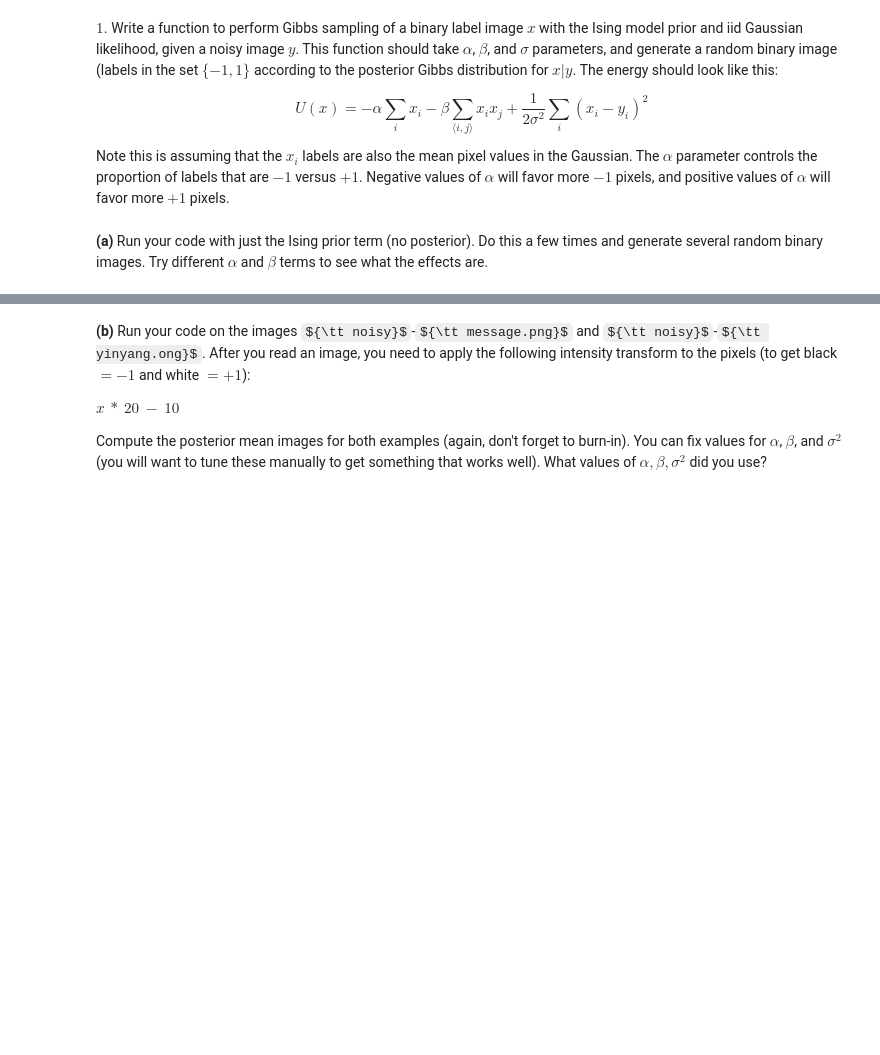
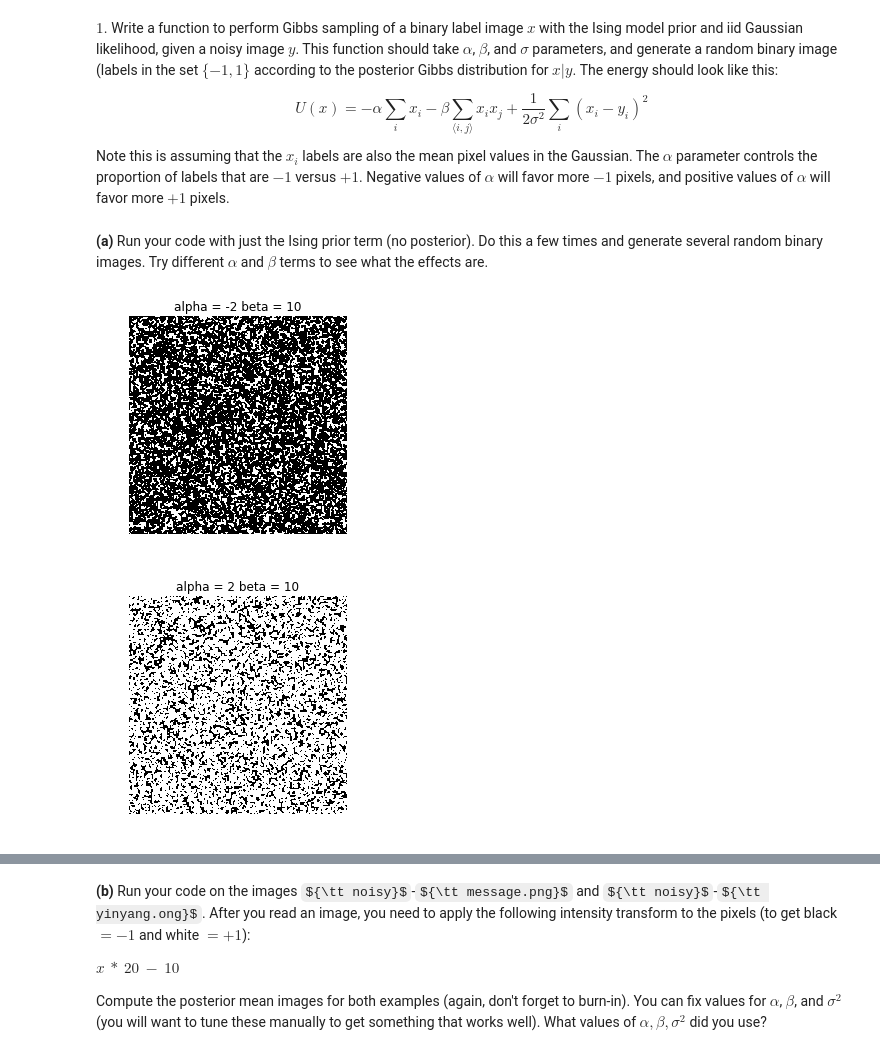
Before and after one commit to jspitkin/spring2018, a Jupyter notebook: pm/hw3/hw3.ipynb, the cells around one changed output, grey strips where cells are left out. Cells and saved outputs as stored; diff of their text form; code cells hidden in the pictures; some formulas as TeX source; blank space fills up the shorter version.

```diff
--- a/pm/hw3/hw3.ipynb
+++ b/pm/hw3/hw3.ipynb
@@ -82,50 +95,78 @@ def cond_dist_single_pixel(alpha, beta, sigma, row, col):
 # %%
 import random
 from PIL import Image
-from IPython.display import HTML, display
-
-alpha = 5
-beta = 0
-k = 100
-width = 100
-height = 100
-X = random_init_matrix(width, height)
+import matplotlib.pyplot as plt
 
 def ising_prior(alpha, beta, x, X, row, col, width, height):
     prob = -1 * alpha * x
     for n in get_neighbours(X, row, col, width, height):
         prob += -1 * beta * x * n
     return prob
 
 def ising_normalized(alpha, beta, X, row, col, width, height):
     prob = math.exp(-1 * ising_prior(alpha, beta, X[row][col], X, row, col, width, height))
     normalize = math.exp(-1 * ising_prior(alpha, beta, 1, X, row, col, width, height))
     normalize += math.exp(-1 * ising_prior(alpha, beta, -1, X, row, col, width, height))
     return prob / normalize
 
-def pixels_to_image(path, X, width, height):
-    cmap = { -1 : (0, 0, 0), 1 : (255, 255, 255)}
-    data = []
-    for row in range(width):
-        for col in range(height):
-            data.append(cmap[X[row][col]])
-    img = Image.new('RGB', (width, height), "blue")
-    img.putdata(data)
-    img.show()
-
-for _ in range(k):
+def generate_random_image(alpha, beta, X, width, height):
     for row in range(width):
         for col in range(height):
             if (row + col) % 2 == 0:
                 continue
-            if random.uniform(0, 1) < ising_normalized(alpha, beta, X, row, col, width, height):
-                X[row][col] = 1
-            else:
-                X[row][col] = -1
-    for row in range(100):
-        for col in range(100):
+            if random.uniform(0, 1) > ising_normalized(alpha, beta, X, row, col, width, height):
+                X[row][col] = X[row][col] * -1
+    for row in range(width):
+        for col in range(height):
             if (row + col) % 2 == 1:
                 continue
             if random.uniform(0, 1) > ising_normalized(alpha, beta, X, row, col, width, height):
                 X[row][col] = X[row][col] * -1
-    pixels_to_image("test.png", X, width, height)
+    return pixels_to_image(X, width, height)
+
+width = 300
+height = 300
+
+# Random image with alpha = -2 and beta = 10
+# Expect more black pixels than white pixels
+X = random_init_matrix(width, height)
+random1 = generate_random_image(-2, 10, X, width, height)
+
+# Random image with alpha = 2 and beta = 10
+# Expect more white pixels than black pixels
+X = random_init_matrix(width, height)
+random2 = generate_random_image(2, 10, X, width, height)
+
+# Random image with alpha = 0 and beta = 5
+# Expect a balance of pixels with some clustering groups
+X = random_init_matrix(width, height)
+random3 = generate_random_image(0, 5, X, width, height)
+
+# Random image with alpha = 1 and beta = 0.1
+# Expect little neighbour influence and mostly white pixels
+X = random_init_matrix(width, height)
+random4 = generate_random_image(1, 0.1, X, width, height)
+
+images = [random1, random2, random3, random4]
+# Display random images
+%matplotlib inline
+plt.figure()
+plt.axis('off')
+plt.title("alpha = -2 beta = 10")
+plt.imshow(random1)
+plt.figure()
+plt.axis('off')
+plt.title("alpha = 2 beta = 10")
+plt.imshow(random2)
+plt.figure()
+plt.axis('off')
+plt.title("alpha = 0 beta = 5")
+plt.imshow(random3)
+plt.figure()
+plt.axis('off')
+plt.title("alpha = 1 beta = 0.1")
+plt.imshow(random4)
+plt.show()
+# %% [output]
+[figure, added]
+[figure, added]
```
Also changed, not shown: parts of 2 cells of this notebook, 2 other files.
